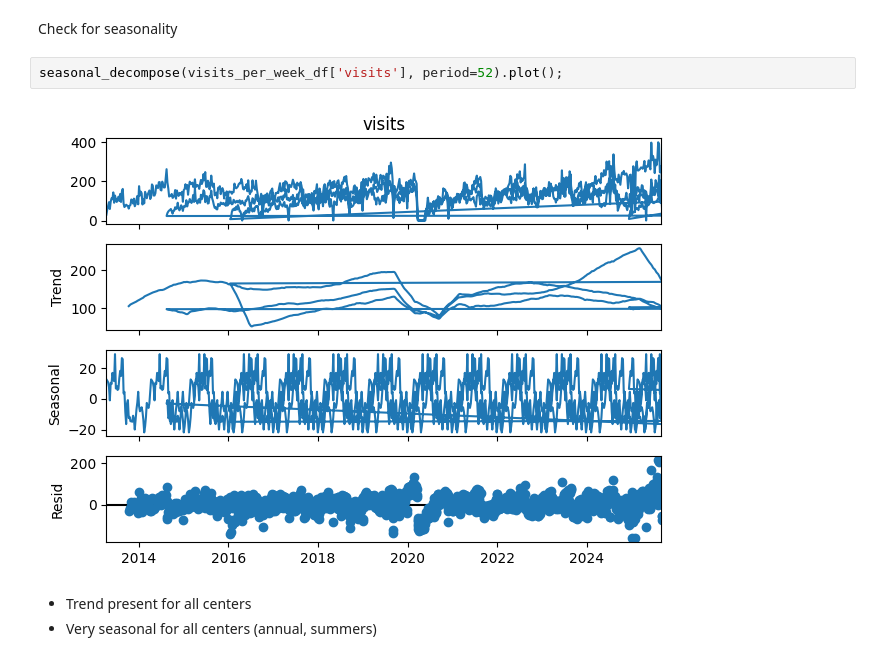
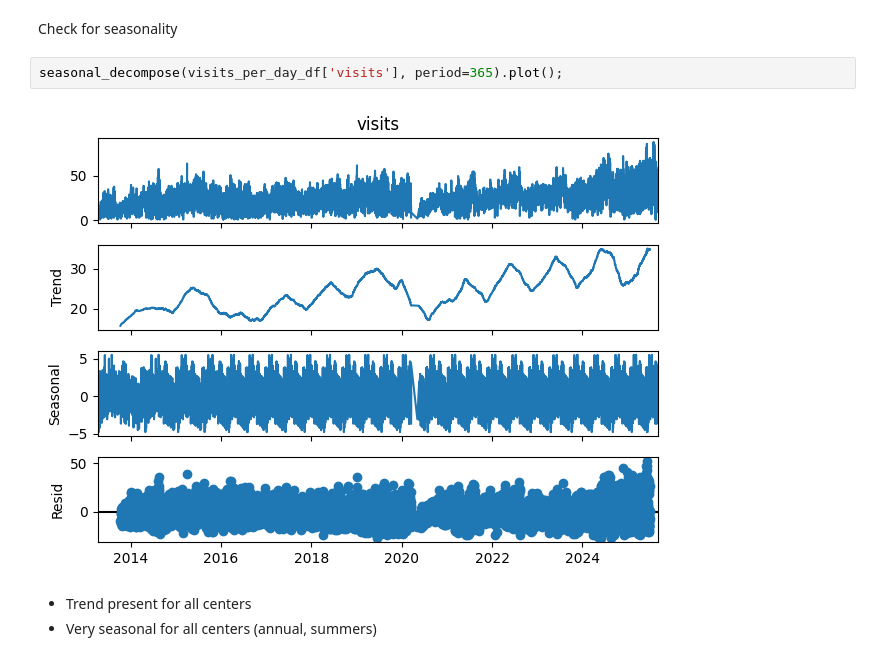
Before and after one commit to StaticVoid289/attendance-prediction, a Jupyter notebook: code/EDA.ipynb, the cells around one changed output. Cells and saved outputs as stored; diff of their text form.

Commit message:
Added slides added visualizations updated Dart models updated readme updated model evaluation

```diff
--- a/code/EDA.ipynb
+++ b/code/EDA.ipynb
@@ -145,9 +146,9 @@ fig.show();
 # %% [markdown]
 Check for seasonality
 # %%
-seasonal_decompose(visits_per_week_df['visits'], period=52).plot();
+seasonal_decompose(visits_per_day_df['visits'], period=365).plot();
 # %% [output]
-[figure, old version]
+[figure, new version]
 # %% [markdown]
 - Trend present for all centers
 - Very seasonal for all centers (annual, summers)
```
Also changed, not shown: parts of 3 cells of this notebook, 7 other files.
